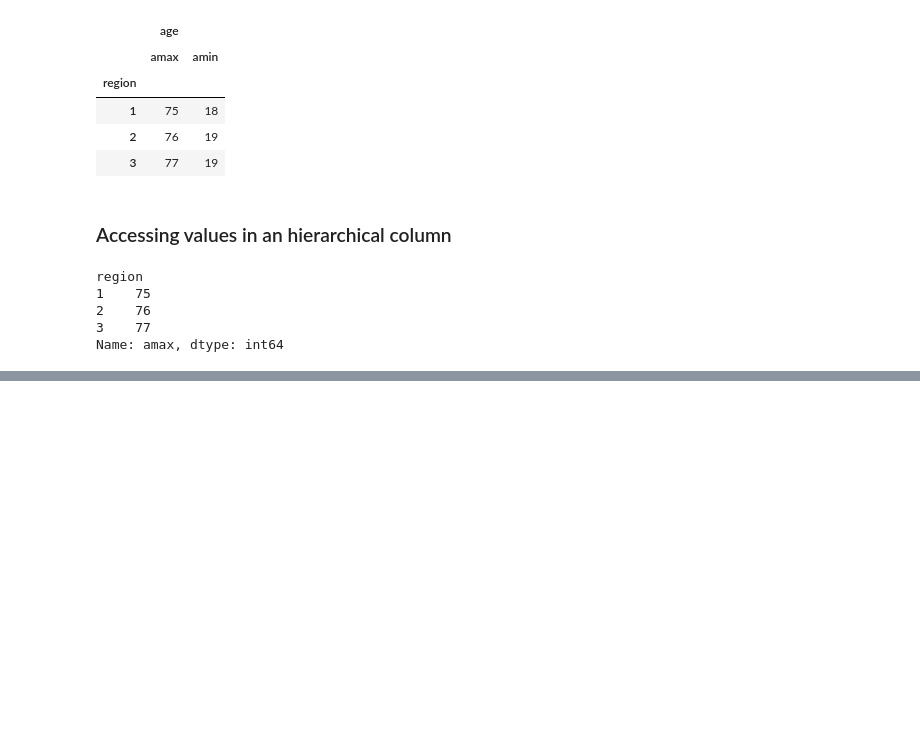
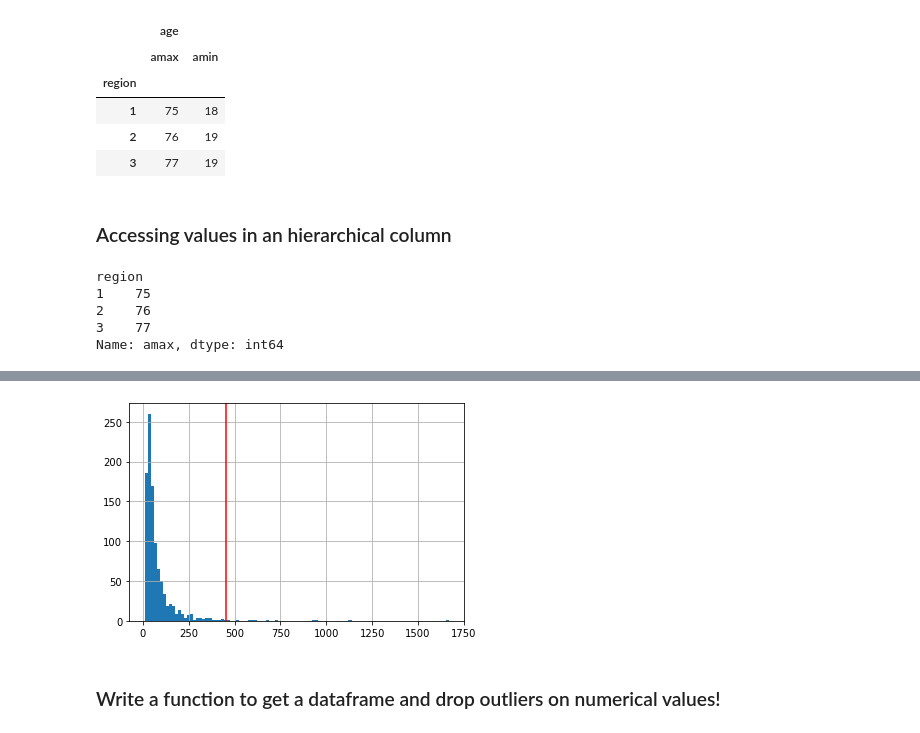
Before and after one commit to ErfanEbrahimiBazaz/python_basics_teachings, a Jupyter notebook: pandas_dataframe_manupulation.ipynb, the cells around one changed output, grey strips where cells are left out. Cells and saved outputs as stored; diff of their text form; code cells hidden in the pictures; blank space fills up the shorter version.

Commit message:
Removing outliers from a dataframe

```diff
--- a/pandas_dataframe_manupulation.ipynb
+++ b/pandas_dataframe_manupulation.ipynb
@@ -256,0 +311,6 @@ Name: amax, dtype: int64
+# %%
+L = df_churn['income'].mean() - 3.5*df_churn['income'].std()
+U = df_churn['income'].mean() + 3.5*df_churn['income'].std()
+mask = df_churn[(df_churn['income']>U) | (df_churn['income']<L)]
+# TypeError: Cannot perform 'ror_' with a dtyped [int64] array and scalar of type [bool]
+# df_churn[mask]
@@ -256,0 +340,9 @@ Name: amax, dtype: int64
+# %%
+# https://likegeeks.com/matplotlib-tutorial/
+df_churn['income'].hist(bins=100)
+plt.axvline(x=U, ymin=0, ymax=250, c='red')
+plt.show()
+# %% [output]
+[figure, added]
+# %% [markdown]
+### Write a function to get a dataframe and drop outliers on numerical values!
```
Also changed, not shown: parts of 15 cells of this notebook.
